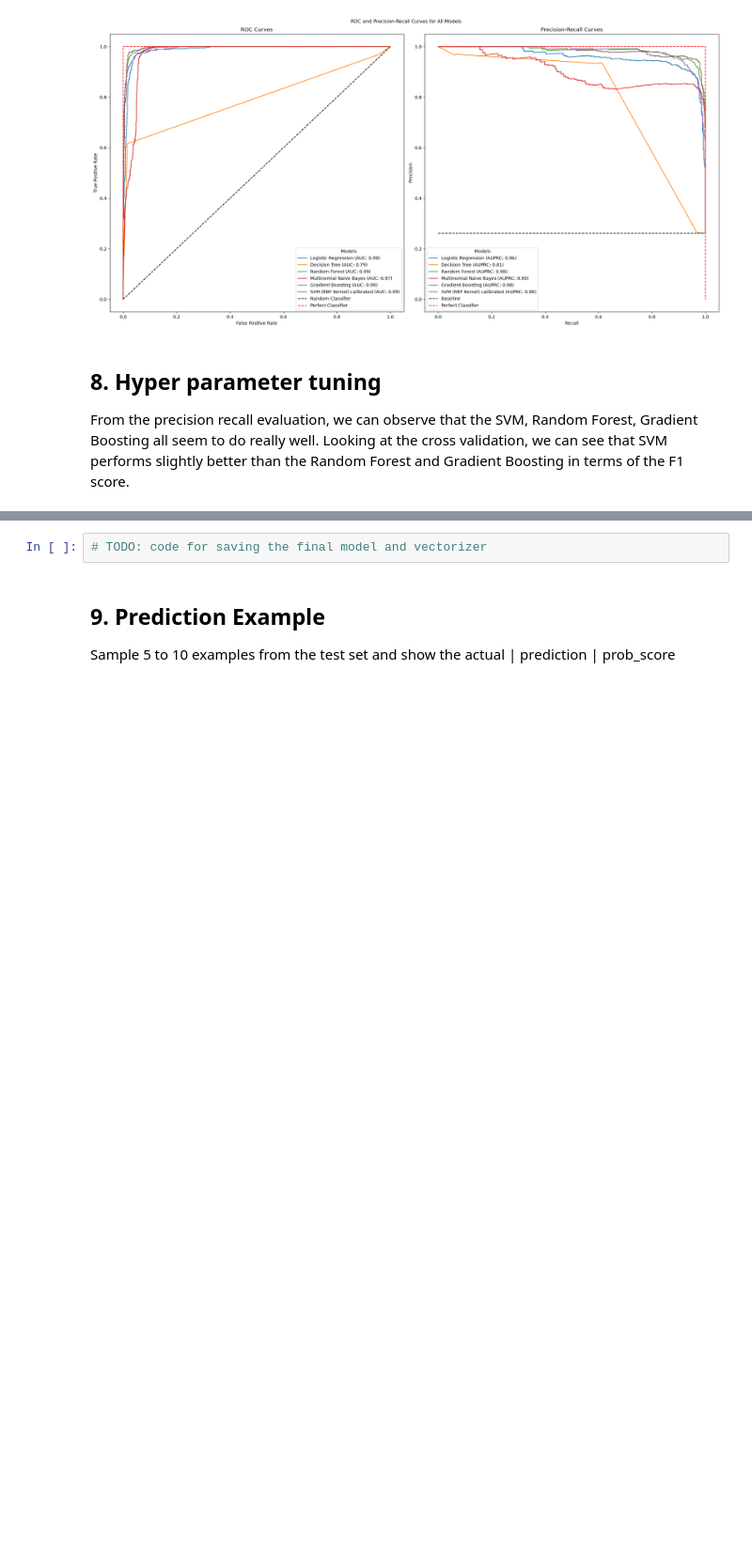
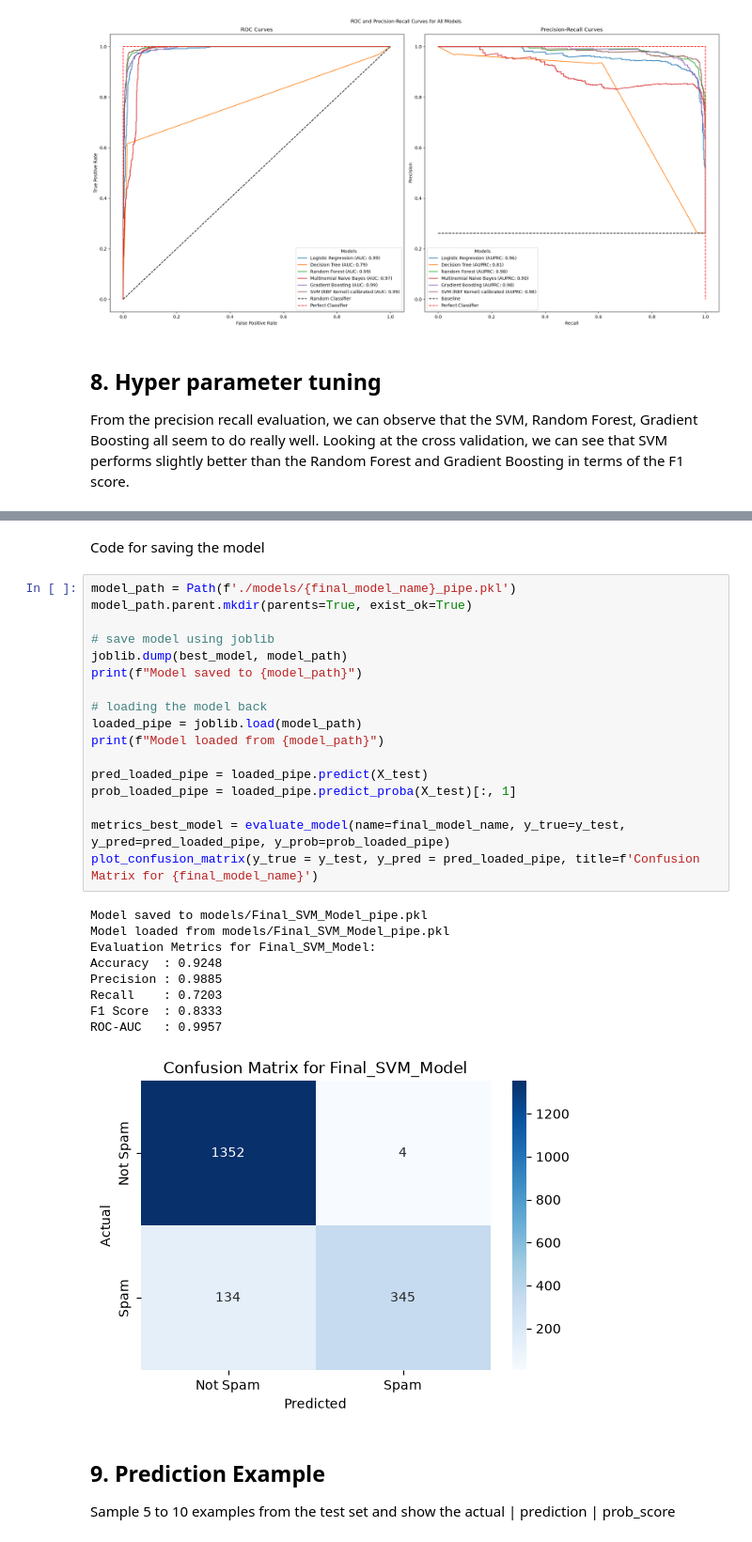
Before and after one commit to shamshertamang/EmailSpamClassifier-Apache, a Jupyter notebook: 03_model_pipeline.ipynb, the cells around one changed output, grey strips where cells are left out. Shown at 94% size. Cells and saved outputs as stored; diff of their text form; blank space fills up the shorter version.

```diff
--- a/03_model_pipeline.ipynb
+++ b/03_model_pipeline.ipynb
@@ -434,5 +433,32 @@ ROC-AUC   : 0.9957
+# %% [markdown]
+Code for saving the model
 # %%
-# TODO: code for saving the final model and vectorizer
+model_path = Path(f'./models/{final_model_name}_pipe.pkl')
+model_path.parent.mkdir(parents=True, exist_ok=True)
+
+# save model using joblib
+joblib.dump(best_model, model_path)
+print(f"Model saved to {model_path}")
+
+# loading the model back
+loaded_pipe = joblib.load(model_path)
+print(f"Model loaded from {model_path}")
+
+pred_loaded_pipe = loaded_pipe.predict(X_test)
+prob_loaded_pipe = loaded_pipe.predict_proba(X_test)[:, 1]
+
+metrics_best_model = evaluate_model(name=final_model_name, y_true=y_test, y_pred=pred_loaded_pipe, y_prob=prob_loaded_pipe)
+plot_confusion_matrix(y_true = y_test, y_pred = pred_loaded_pipe, title=f'Confusion Matrix for {final_model_name}')
+# %% [output]
+Model saved to models/Final_SVM_Model_pipe.pkl
+Model loaded from models/Final_SVM_Model_pipe.pkl
+Evaluation Metrics for Final_SVM_Model:
+Accuracy  : 0.9248
+Precision : 0.9885
+Recall    : 0.7203
+F1 Score  : 0.8333
+ROC-AUC   : 0.9957
+[figure, added]
 # %% [markdown]
 ## 9. Prediction Example
 
```
Also changed, not shown: parts of 4 cells of this notebook, 1 other file.
